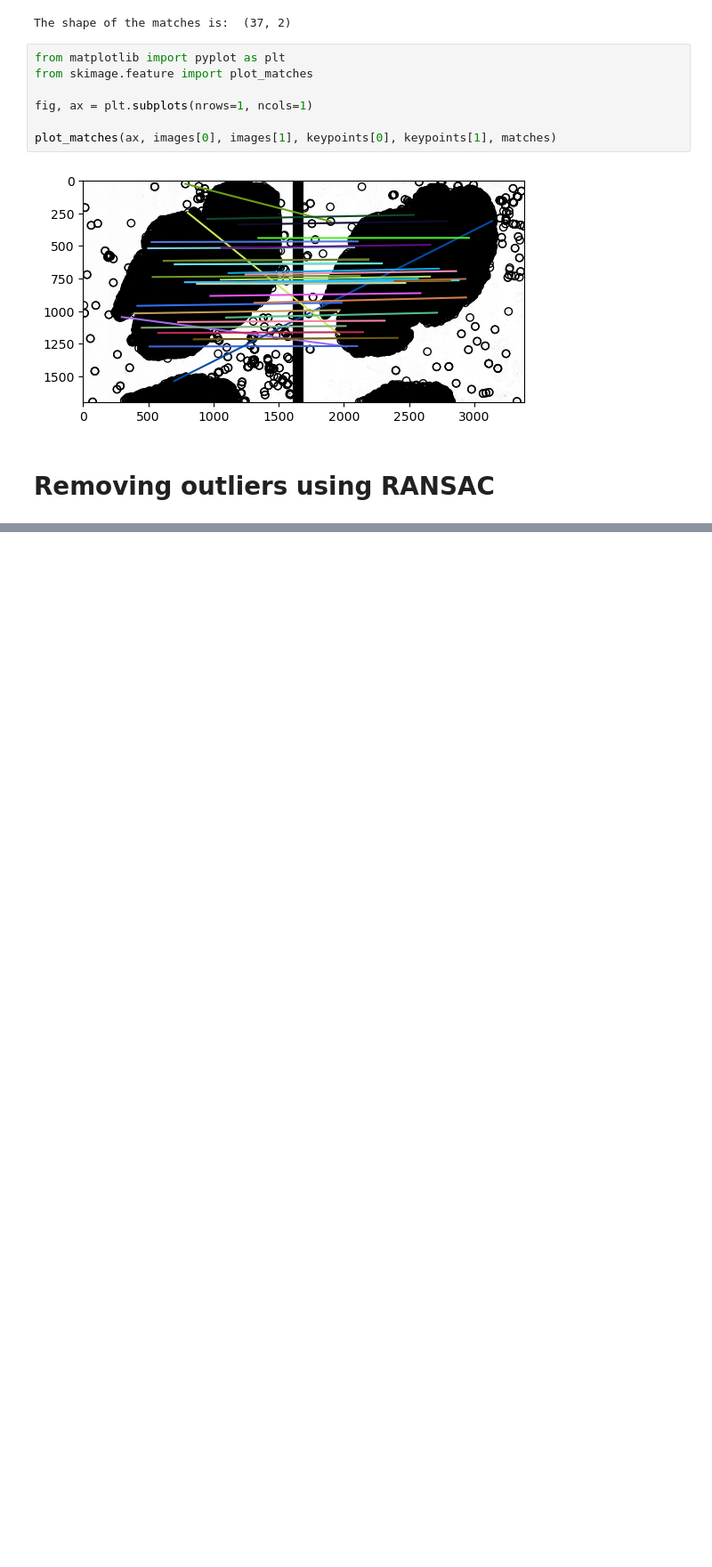
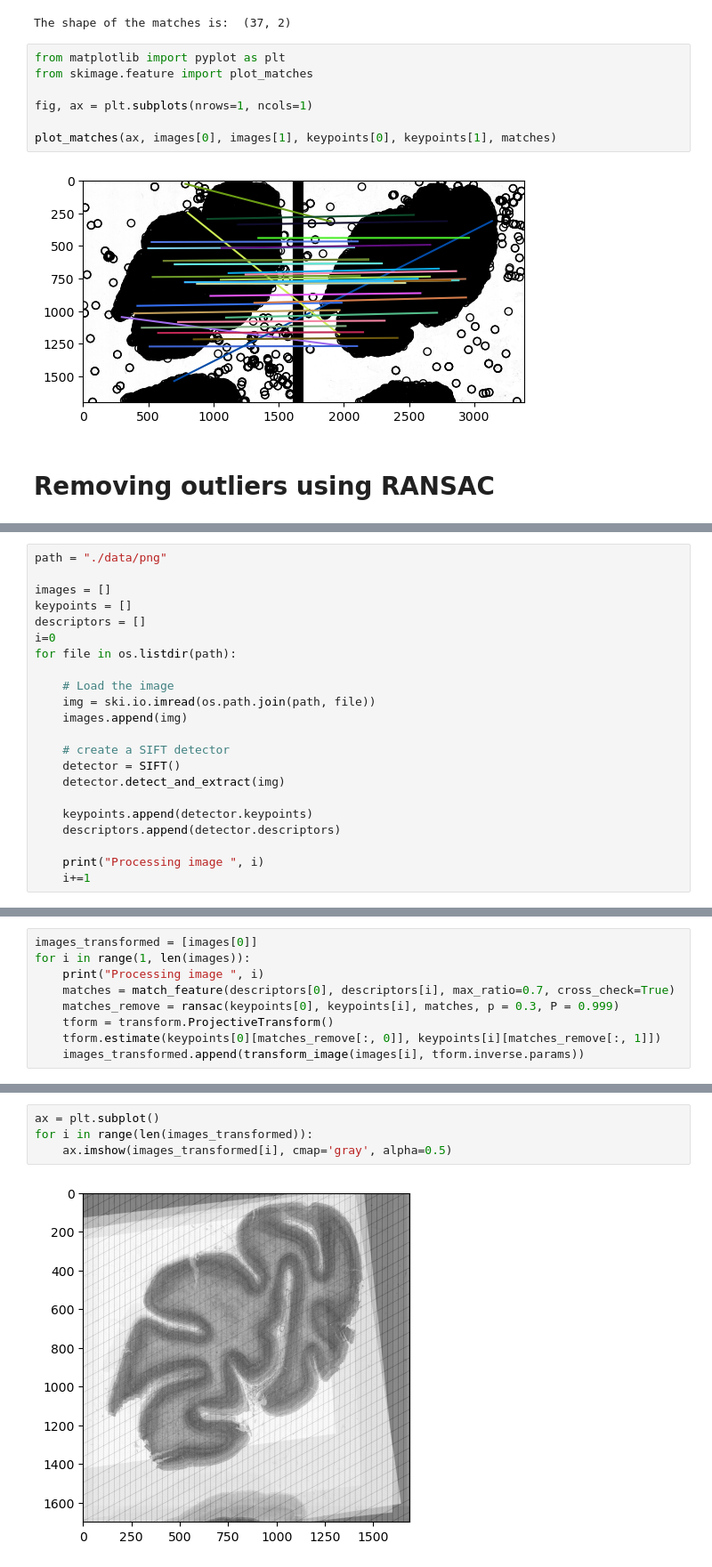
Before and after one commit to SAutum/ai-ds, a Jupyter notebook: cv/hongli/project1/project1.ipynb, the cells around one changed output, grey strips where cells are left out. Shown at 89% size. Drawn from its saved outputs; the diff is of its cells as text; blank space fills up the shorter version.

```diff
--- a/cv/hongli/project1/project1.ipynb
+++ b/cv/hongli/project1/project1.ipynb
@@ -248,0 +257,22 @@ ax[1].plot(keypoints_1[matches_remove[:, 1]][:, 1], keypoints_1[matches_remove[:
+# %%
+path = "./data/png"
+
+images = []
+keypoints = []
+descriptors = []
+i=0
+for file in os.listdir(path):
+
+    # Load the image
+    img = ski.io.imread(os.path.join(path, file))
+    images.append(img)
+
+    # create a SIFT detector
+    detector = SIFT()
+    detector.detect_and_extract(img)
+
+    keypoints.append(detector.keypoints)
+    descriptors.append(detector.descriptors)
+
+    print("Processing image ", i)
+    i+=1
@@ -248,0 +297,9 @@ ax[1].plot(keypoints_1[matches_remove[:, 1]][:, 1], keypoints_1[matches_remove[:
+# %%
+images_transformed = [images[0]]
+for i in range(1, len(images)):
+    print("Processing image ", i)
+    matches = match_feature(descriptors[0], descriptors[i], max_ratio=0.7, cross_check=True)
+    matches_remove = ransac(keypoints[0], keypoints[i], matches, p = 0.3, P = 0.999)
+    tform = transform.ProjectiveTransform()
+    tform.estimate(keypoints[0][matches_remove[:, 0]], keypoints[i][matches_remove[:, 1]])
+    images_transformed.append(transform_image(images[i], tform.inverse.params))
@@ -248,0 +324,6 @@ ax[1].plot(keypoints_1[matches_remove[:, 1]][:, 1], keypoints_1[matches_remove[:
+# %%
+ax = plt.subplot()
+for i in range(len(images_transformed)):
+    ax.imshow(images_transformed[i], cmap='gray', alpha=0.5)
+# %% [output]
+[figure, added]
```
Also changed, not shown: parts of 11 cells of this notebook.
